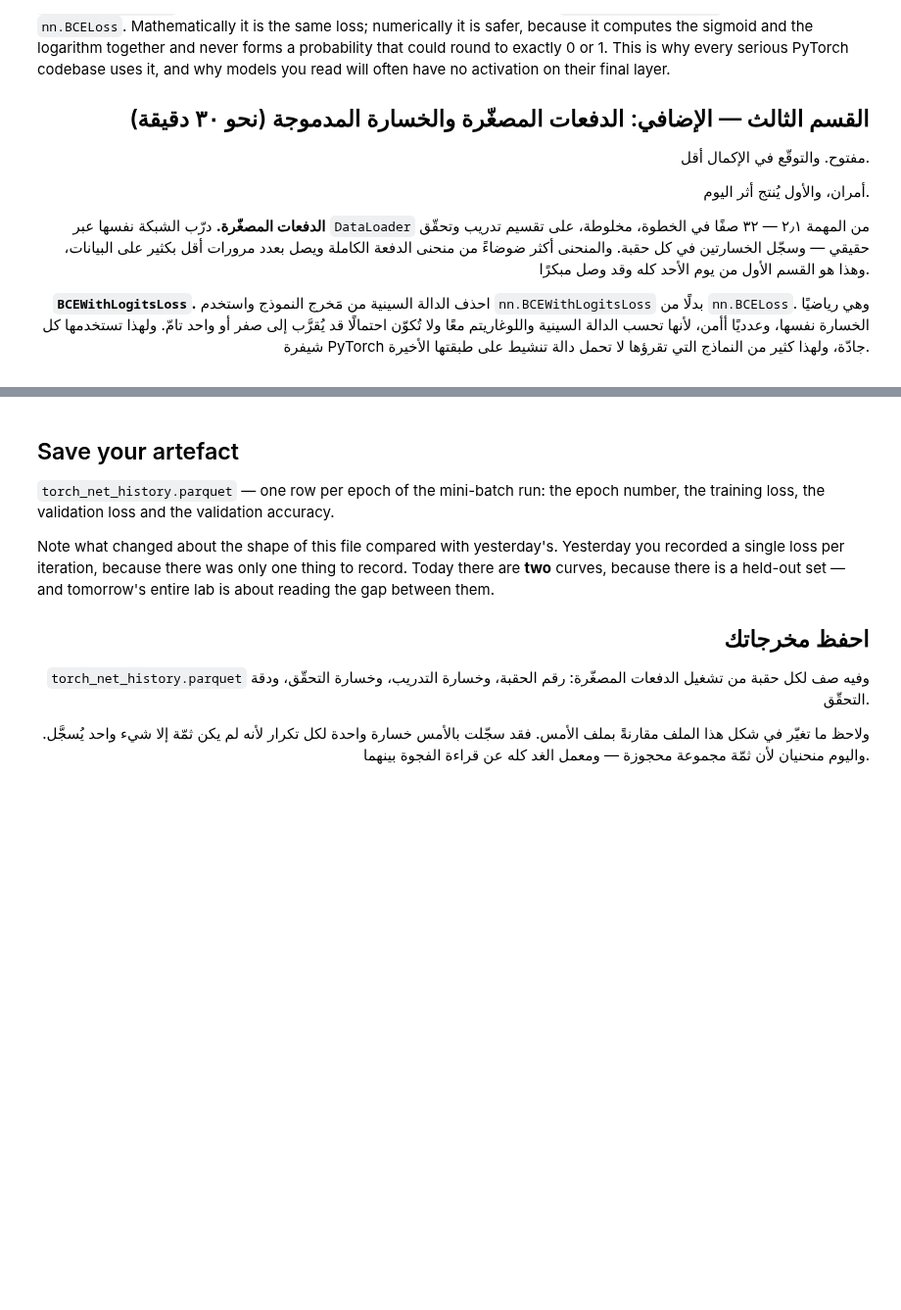
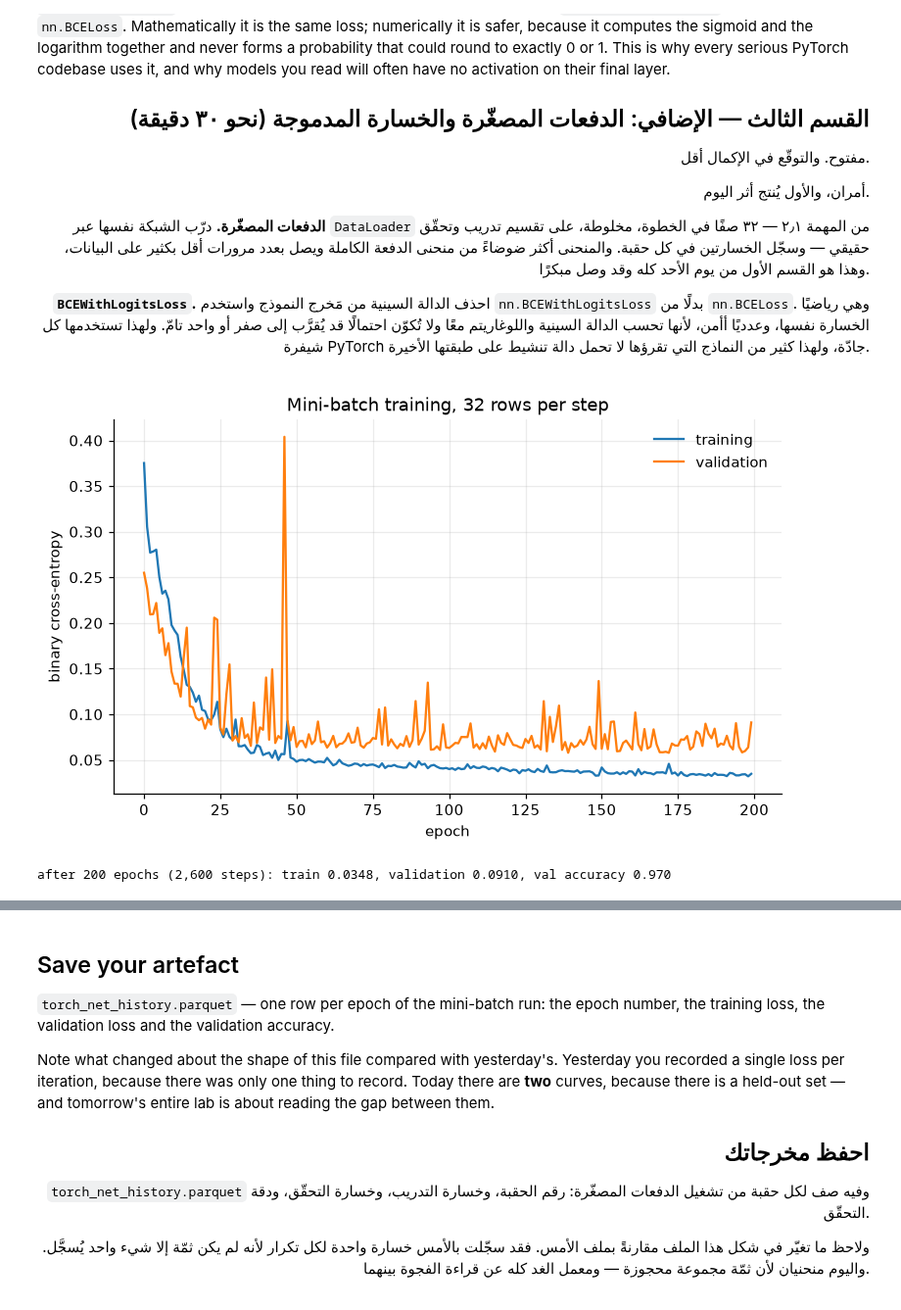
Before and after one commit to 507ahmed507-afk/AIEP_Olo_student, a Jupyter notebook: week_3_neural_networks/labs/D4_pytorch/D4_pytorch_blank.ipynb, the cells around one changed output, grey strips where cells are left out. Shown at 98% size. Drawn from its saved outputs; the diff is of its cells as text; code cells hidden in the pictures; blank space fills up the shorter version.

```diff
--- a/week_3_neural_networks/labs/D4_pytorch/D4_pytorch_blank.ipynb
+++ b/week_3_neural_networks/labs/D4_pytorch/D4_pytorch_blank.ipynb
@@ -940,33 +1070,73 @@ read will often have no activation on their final layer.
 # ١) قسّم الصفوف ٤٠٠/١٠٠ قبل بناء المُحمّلين، واخلط التدريب وحده — فمُحمّل تقييم
 #    مخلوط يجعل رقمك المعروض يتحرّك بين التشغيلات بلا سبب.
 # ٢) الحقبة الواحدة مرور واحد على مُحمّل التدريب. وداخلها الأسطر الخمسة نفسها.
 #    وبعدها قيّم داخل `torch.no_grad()` وفي وضع `model.eval()`.
 # ٣) سجّل الحقبة وخسارة التدريب وخسارة التحقّق. ومئتا حقبة هنا بضع
 #    ثوانٍ.
 # ابحث عن: "pytorch train validation loop no_grad eval mode"
 # ────────────────────────────────────────────────────────────────────
 
 EPOCHS = 200
 perm = torch.randperm(len(X), generator=torch.Generator().manual_seed(42))
 train_idx, val_idx = perm[:400], perm[400:]
 X_train, y_train = X[train_idx], y[train_idx]
 X_val, y_val = X[val_idx], y[val_idx]
 # TODO: Build a shuffled training loader and train for EPOCHS, recording both losses.
 # مهمة: ابنِ مُحمّل تدريب مخلوطًا ودرّب `EPOCHS` حقبة مع تسجيل الخسارتين.
+train_loader = DataLoader(
+    TensorDataset(X_train, y_train),
+    batch_size=BATCH_SIZE,
+    shuffle=True,
+    generator=torch.Generator().manual_seed(42)
+)
+
+mini_model = fresh_model()
+mini_optimizer = torch.optim.SGD(mini_model.parameters(), lr=LR)
+
+history = []
+
+for epoch in range(EPOCHS):
+    mini_model.train()
+    train_loss = 0
+
+    for xb, yb in train_loader:
+        mini_optimizer.zero_grad()
+        loss = criterion(mini_model(xb), yb)
+        loss.backward()
+        mini_optimizer.step()
+        train_loss += loss.item() * len(xb)
+
+    train_loss /= len(X_train)
+
+    mini_model.eval()
+    with torch.no_grad():
+        val_pred = mini_model(X_val)
+        val_loss = criterion(val_pred, y_val).item()
+        val_accuracy = ((val_pred > 0.5) == y_val).double().mean().item()
+
+    history.append([epoch, train_loss, val_loss, val_accuracy])
+
+torch_history = pd.DataFrame(
+    history,
+    columns=["epoch", "train_loss", "val_loss", "val_accuracy"]
+)
 fig, ax = plt.subplots(figsize=(8, 4.5))
 ax.plot(torch_history["epoch"], torch_history["train_loss"],
         color=PALETTE[0], label="training")
 ax.plot(torch_history["epoch"], torch_history["val_loss"],
         color=PALETTE[1], label="validation")
 ax.set_xlabel("epoch")
 ax.set_ylabel("binary cross-entropy")
 ax.set_title(f"Mini-batch training, {BATCH_SIZE} rows per step")
 ax.legend()
 plt.show()
 print(f"after {EPOCHS} epochs ({EPOCHS * len(train_loader):,} steps): "
       f"train {torch_history.iloc[-1]['train_loss']:.4f}, "
       f"validation {torch_history.iloc[-1]['val_loss']:.4f}, "
       f"val accuracy {torch_history.iloc[-1]['val_accuracy']:.3f}")
+# %% [output]
+[figure, added]
+after 200 epochs (2,600 steps): train 0.0348, validation 0.0910, val accuracy 0.970
 # %%
 # ────────────────────────────────────────────────────────────────────
 # 1) Build the same network without the final sigmoid — return the logit.
```
Also changed, not shown: parts of 14 cells of this notebook.
